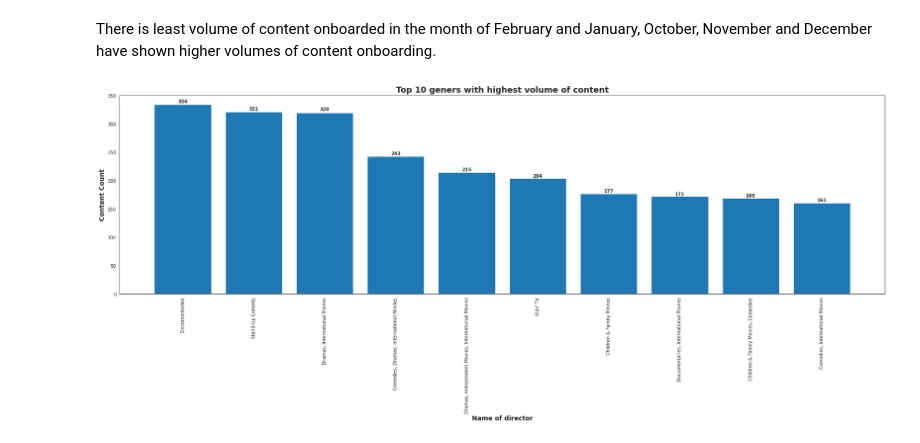
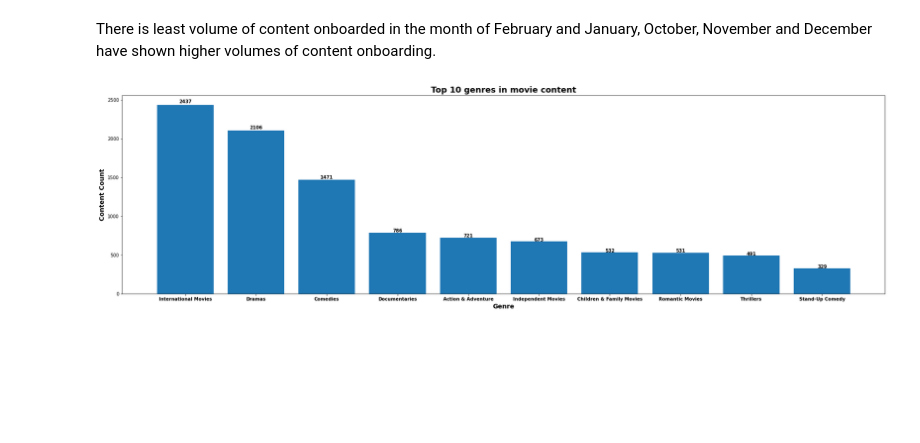
Before and after one commit to shetehm/NETFLIX-MOVIES-AND-TV-SHOWS-CLUSTERING, a Jupyter notebook: Individual_Colab_NETFLIX_MOVIES_AND_TV_SHOWS_CLUSTERING.ipynb, the cells around one changed output. Saved outputs shown, nothing was run; the diff lists cells and outputs as text; code cells hidden in the pictures; blank space fills up the shorter version.

```diff
--- a/Individual_Colab_NETFLIX_MOVIES_AND_TV_SHOWS_CLUSTERING.ipynb
+++ b/Individual_Colab_NETFLIX_MOVIES_AND_TV_SHOWS_CLUSTERING.ipynb
@@ -618,31 +621,49 @@ plt.show()
 [figure]
 # %% [markdown]
 There is least volume of content onboarded in the month of February and January, October, November and December have shown higher volumes of content onboarding.
+# %%
+#Getting Movies and TV show records in seperate dataframes
+movies_df= netflix_df[netflix_df['type']=='Movie']
+tvshow_df= netflix_df[netflix_df['type']=='TV Show']
 # %%
-#Visualization: Top 10 geners with highest volume of content
-data= netflix_df.groupby('listed_in')['show_id'].count().sort_values(ascending=False).reset_index().head(10)
+#Top 10 genres in movie content
+movie_genre_dict= {' ':0}
+movie_genre_list= list(movies_df['listed_in'])
+import pdb
+
+for item in movie_genre_list:
+  #pdb.set_trace()
+  flag= 3
+  item= item.split(', ')
+  for i in item:
+    if i in movie_genre_dict.keys():
+      movie_genre_dict[i]= movie_genre_dict[i]+1
+    else:
+      movie_genre_dict[i]= 1
+movie_genre_df= pd.DataFrame(movie_genre_dict.items(), columns=['Genre', 'Count'])
+data= movie_genre_df.sort_values(by='Count', ascending=False).head(10)
 
 plt.figure(figsize=(30,8))
-graph = plt.bar(data['listed_in'], data['show_id'])
+graph = plt.bar(data['Genre'], data['Count'])
 
-plt.title('Top 10 geners with highest volume of content', weight='bold', fontsize= 18)
-plt.xlabel('Name of director', weight='bold', fontsize= 14)
+plt.title('Top 10 genres in movie content', weight='bold', fontsize= 18)
+plt.xlabel('Genre', weight='bold', fontsize= 14)
 plt.ylabel('Content Count', weight='bold', fontsize= 14)
-plt.xticks(data['listed_in'], rotation= 90)
+plt.xticks(data['Genre'], weight='bold')
 labels= []
-for item in data['show_id']:
+for item in data['Count']:
   labels.append(item)
 
 i = 0
 for p in graph:
     width = p.get_width()
     height = p.get_height()
     x, y = p.get_xy()
     plt.text(x+width/2,
              y+height*1.01,
              str(labels[i]),
              ha='center',
              weight='bold', fontsize=10)
     i+=1
 # %% [output]
-[figure, old version]
+[figure, new version]
```
Also changed, not shown: parts of 46 cells of this notebook.
